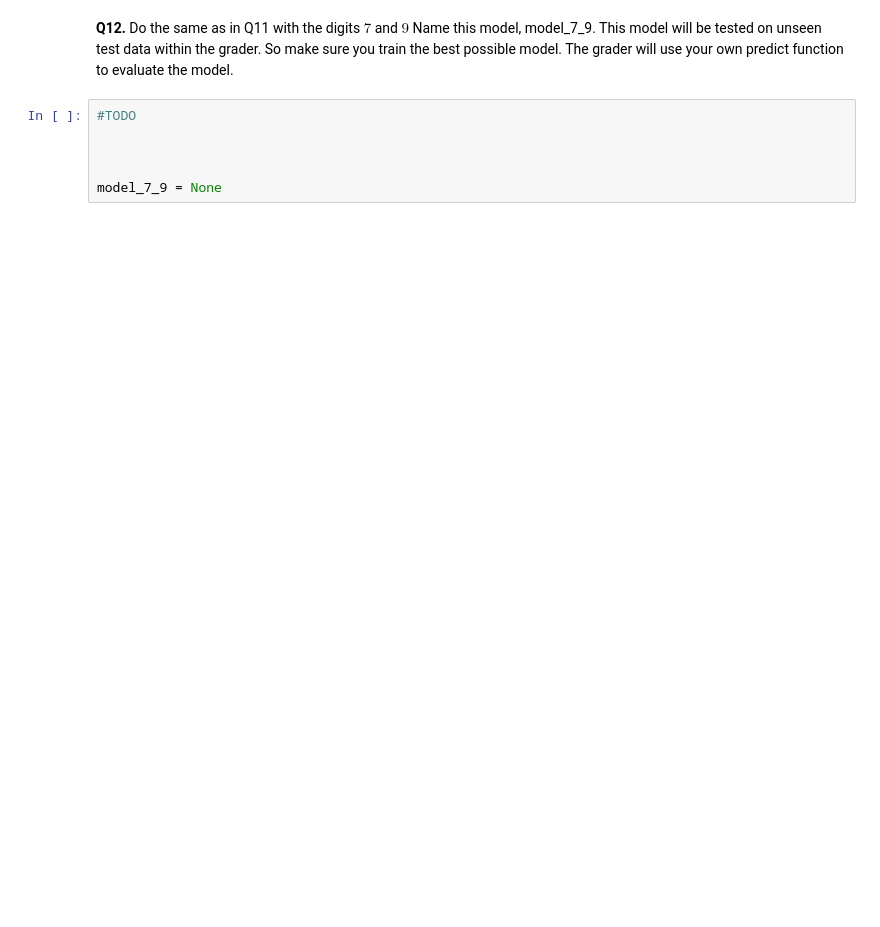
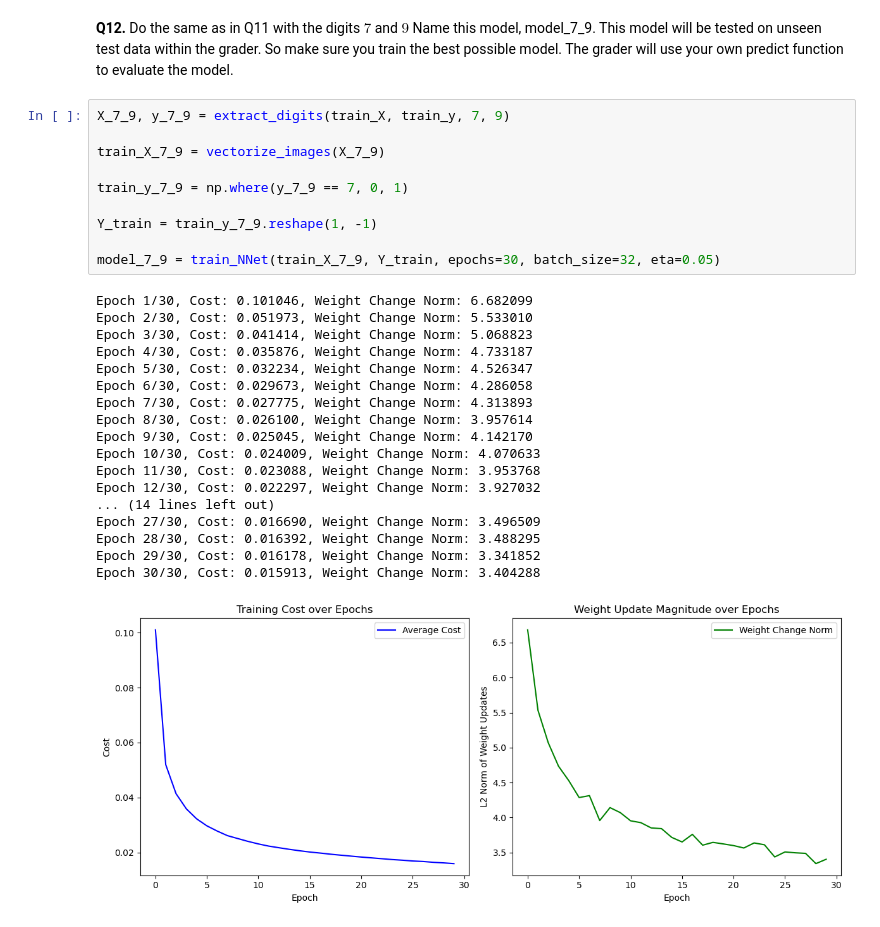
Before and after one commit to Abithan07/Neural-Networks-and-Fuzzy-Logic-Project-2, a Jupyter notebook: MA4144InClass2(NNet).ipynb, the cells around one changed output. Cells and saved outputs as stored; diff of their text form; blank space fills up the shorter version.

```diff
--- a/MA4144InClass2(NNet).ipynb
+++ b/MA4144InClass2(NNet).ipynb
@@ -306,8 +423,31 @@ model_1_5 = None
 # %% [markdown]
 **Q12.** Do the same as in Q11 with the digits $7$ and $9$ Name this model, model_7_9. This model will be tested on unseen test data within the grader. So make sure you train the best possible model. The grader will use your own predict function to evaluate the model.
 # %%
-#TODO
+X_7_9, y_7_9 = extract_digits(train_X, train_y, 7, 9)
 
+train_X_7_9 = vectorize_images(X_7_9)
 
+train_y_7_9 = np.where(y_7_9 == 7, 0, 1)
 
-model_7_9 = None
+Y_train = train_y_7_9.reshape(1, -1)
+
+model_7_9 = train_NNet(train_X_7_9, Y_train, epochs=30, batch_size=32, eta=0.05)
+# %% [output]
+Epoch 1/30, Cost: 0.101046, Weight Change Norm: 6.682099
+Epoch 2/30, Cost: 0.051973, Weight Change Norm: 5.533010
+Epoch 3/30, Cost: 0.041414, Weight Change Norm: 5.068823
+Epoch 4/30, Cost: 0.035876, Weight Change Norm: 4.733187
+Epoch 5/30, Cost: 0.032234, Weight Change Norm: 4.526347
+Epoch 6/30, Cost: 0.029673, Weight Change Norm: 4.286058
+Epoch 7/30, Cost: 0.027775, Weight Change Norm: 4.313893
+Epoch 8/30, Cost: 0.026100, Weight Change Norm: 3.957614
+Epoch 9/30, Cost: 0.025045, Weight Change Norm: 4.142170
+Epoch 10/30, Cost: 0.024009, Weight Change Norm: 4.070633
+Epoch 11/30, Cost: 0.023088, Weight Change Norm: 3.953768
+Epoch 12/30, Cost: 0.022297, Weight Change Norm: 3.927032
+... (14 lines left out)
+Epoch 27/30, Cost: 0.016690, Weight Change Norm: 3.496509
+Epoch 28/30, Cost: 0.016392, Weight Change Norm: 3.488295
+Epoch 29/30, Cost: 0.016178, Weight Change Norm: 3.341852
+Epoch 30/30, Cost: 0.015913, Weight Change Norm: 3.404288
+[figure, added]
```
Also changed, not shown: parts of 12 cells of this notebook.
